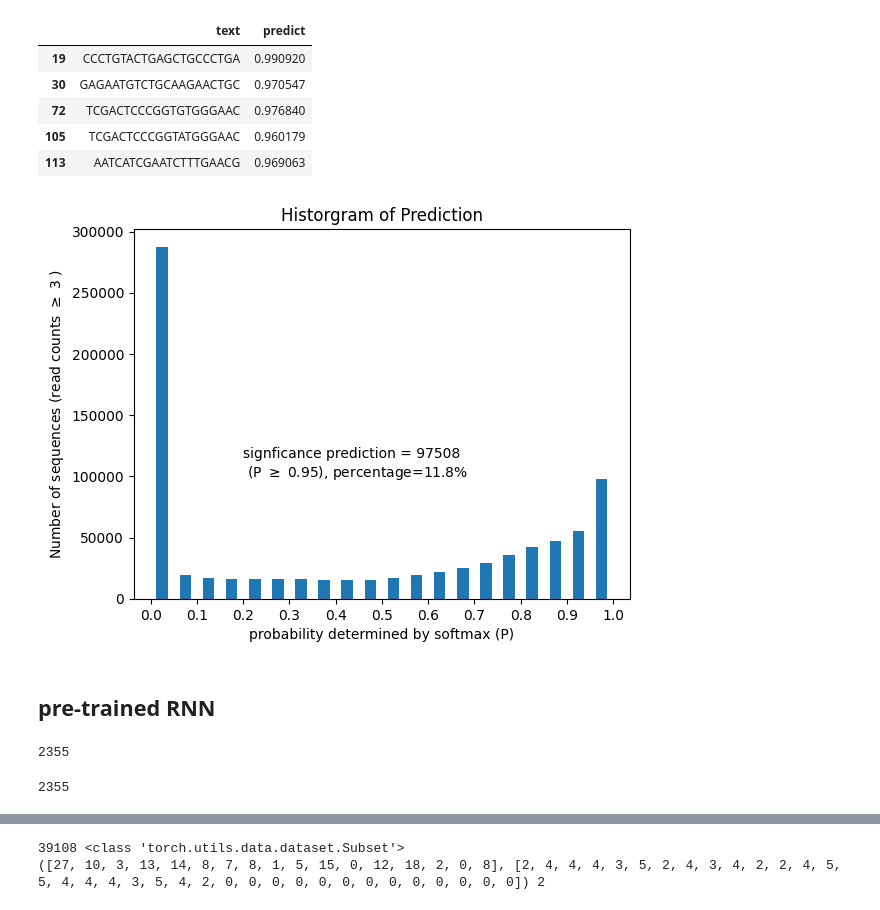
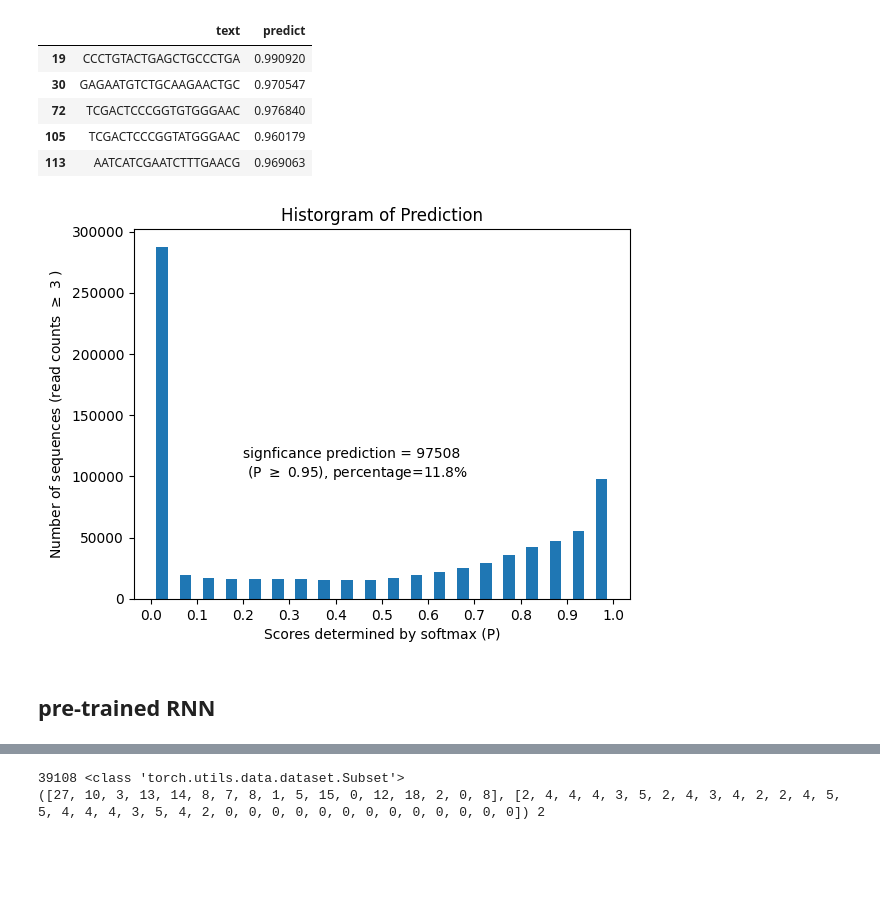
Before and after one commit to Tiezhengyuan/llm_ncrna, a Jupyter notebook: predict_mirna/rnn2.ipynb, the cells around one changed output, grey strips where cells are left out. Saved outputs shown, nothing was run; the diff lists cells and outputs as text; code cells hidden in the pictures; blank space fills up the shorter version.

```diff
--- a/predict_mirna/rnn2.ipynb
+++ b/predict_mirna/rnn2.ipynb
@@ -577,75 +636,13 @@ sig_df.head()
 # %%
 plt.hist(stat_192.predict, bins=20, rwidth=.5)
 plt.title('Historgram of Prediction')
-plt.xlabel('probability determined by softmax (P)')
+plt.xlabel('Scores determined by softmax (P)')
 plt.xticks(np.arange(0, 1.1, step=.1))
 plt.ylabel('Number of sequences (read counts $\geq$ 3 )')
 per = len(sig_df)*100/len(stat_192)
 plt.text(.2, 100000, f'signficance prediction = {len(sig_df)}' + '\n' + f' (P $\geq$ {P}), percentage={per:.1f}%')
 plt.show()
 # %% [output]
-[figure, old version]
+[figure, new version]
 # %% [markdown]
 ## pre-trained RNN
-# %%
-class RNN1(nn.Module):
-    def __init__(self, input_size, embed_dim, rnn_hidden_size, fc_hidden_size):
-        super().__init__()
-        self.embedding = nn.Embedding(input_size, embed_dim, padding_idx=0)
-        self.rnn = nn.LSTM(embed_dim, rnn_hidden_size, num_layers=2, batch_first=True)
-        self.fc1 = nn.Linear(rnn_hidden_size, fc_hidden_size)
-        self.relu = nn.ReLU()
-
-    def forward(self, text, lengths):
-        out = self.embedding(text)
-        # Packs a Tensor containing padded sequences of variable length.
-        lengths = lengths.cpu().numpy()
-        out = nn.utils.rnn.pack_padded_sequence(out, lengths, batch_first=True, enforce_sorted=False)
-        #
-        out, (hidden, cell) = self.rnn(out)
-        out = hidden[-1, :, :]
-        out = self.fc1(out)
-        out = self.relu(out)
-        return out
-
-vocab_size = len(input_vocab)
-print(embedding_dim)
-embed_dim = 24
-rnn_hidden_size = 32
-fc_hidden_size = 32
-
-torch.manual_seed(1)
-model1 = RNN1(vocab_size, embed_dim, rnn_hidden_size, fc_hidden_size)
-model1 = model1.to(device)
-# %% [output]
-2355
-# %%
-class RNN2(nn.Module):
-    def __init__(self, model1, input_size, embed_dim, rnn_hidden_size, fc_hidden_size):
-        super().__init__()
-        self.embedding = model1.embedding
-        # model: long-short term memory
-        self.rnn = nn.LSTM(embed_dim, rnn_hidden_size, num_layers=2, batch_first=True)
-        self.fc1 = nn.Linear(rnn_hidden_size, fc_hidden_size)
-        self.relu = nn.ReLU()
-        self.fc2 = nn.Linear(fc_hidden_size, 1)
-        self.sigmoid = nn.Sigmoid()
-
-    def forward(self, text, lengths):
-        out = self.embedding(text)
-        # Packs a Tensor containing padded sequences of variable length.
-        lengths = lengths.cpu().numpy()
-        out = nn.utils.rnn.pack_padded_sequence(out, lengths, batch_first=True, enforce_sorted=False)
-        #
-        out, (hidden, cell) = self.rnn(out)
-        out = hidden[-1, :, :]
-        out = self.fc1(out)
-        out = self.relu(out)
-        out = self.fc2(out)
-        out = self.sigmoid(out)
-        return out
-
-model2 = RNN2(model1, vocab_size, embed_dim, rnn_hidden_size, fc_hidden_size)
-model2 = model2.to(device)
-# %% [output]
-2355
```
Also changed, not shown: parts of 15 cells of this notebook, 6 other files.
